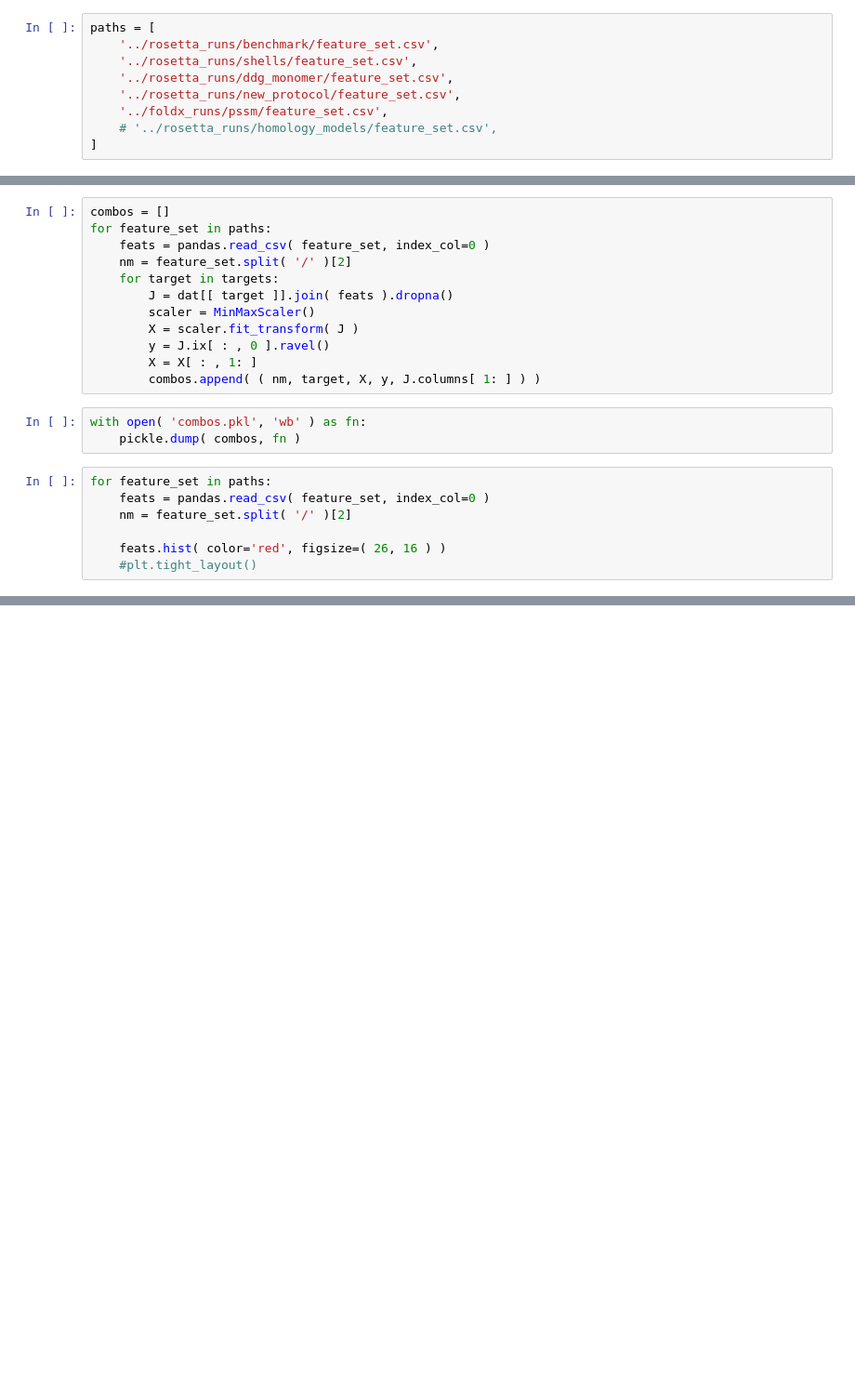
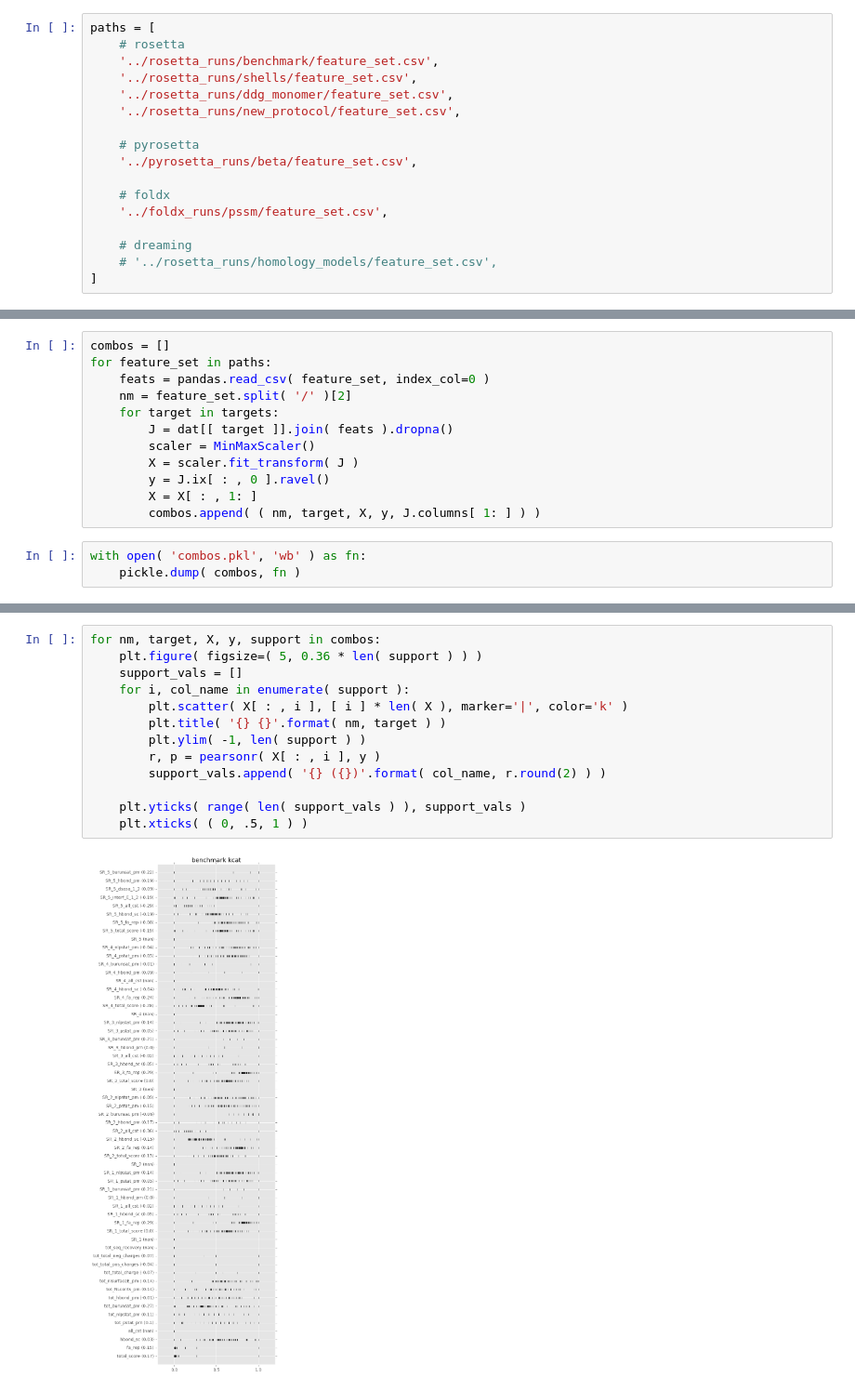
Before and after one commit to dacarlin/bagel-benchmark, a Jupyter notebook: machine_learning/feature_sets.ipynb, the cells around one changed output, grey strips where cells are left out. Shown: that part at 93% size. Saved outputs shown, nothing was run; the diff lists cells and outputs as text; blank space fills up the shorter version.

```diff
--- a/machine_learning/feature_sets.ipynb
+++ b/machine_learning/feature_sets.ipynb
@@ -10,10 +15,18 @@ import pickle
 # %%
 paths = [
+    # rosetta
     '../rosetta_runs/benchmark/feature_set.csv',
     '../rosetta_runs/shells/feature_set.csv',
     '../rosetta_runs/ddg_monomer/feature_set.csv',
     '../rosetta_runs/new_protocol/feature_set.csv',
+
+    # pyrosetta
+    '../pyrosetta_runs/beta/feature_set.csv',
+
+    # foldx
     '../foldx_runs/pssm/feature_set.csv',
+
+    # dreaming
     # '../rosetta_runs/homology_models/feature_set.csv',
 ]
 # %%
@@ -39,10 +52,3 @@ for feature_set in paths:
 # %%
 with open( 'combos.pkl', 'wb' ) as fn:
     pickle.dump( combos, fn )
-# %%
-for feature_set in paths:
-    feats = pandas.read_csv( feature_set, index_col=0 )
-    nm = feature_set.split( '/' )[2]
-
-    feats.hist( color='red', figsize=( 26, 16 ) )
-    #plt.tight_layout()
@@ -54,0 +59,15 @@ for feature_set in paths:
+# %%
+for nm, target, X, y, support in combos:
+    plt.figure( figsize=( 5, 0.36 * len( support ) ) )
+    support_vals = []
+    for i, col_name in enumerate( support ):
+        plt.scatter( X[ : , i ], [ i ] * len( X ), marker='|', color='k' )
+        plt.title( '{} {}'.format( nm, target ) )
+        plt.ylim( -1, len( support ) )
+        r, p = pearsonr( X[ : , i ], y )
+        support_vals.append( '{} ({})'.format( col_name, r.round(2) ) )
+
+    plt.yticks( range( len( support_vals ) ), support_vals )
+    plt.xticks( ( 0, .5, 1 ) )
+# %% [output]
+[figure, added]
```
Also changed, not shown: parts of 5 cells of this notebook, 1 other file.
